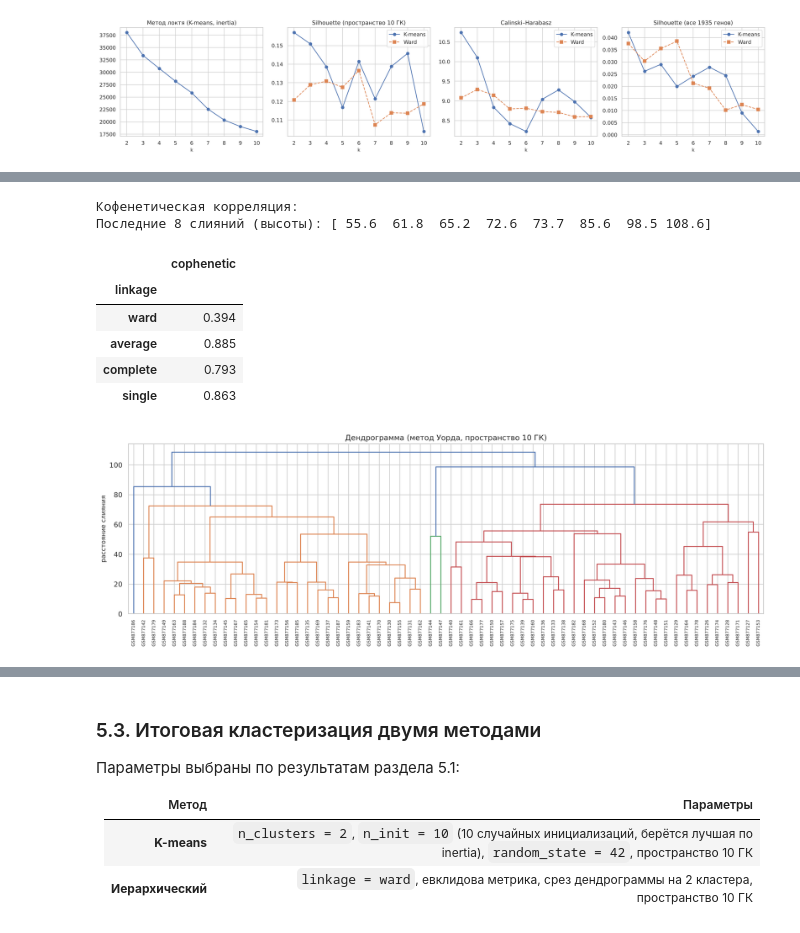
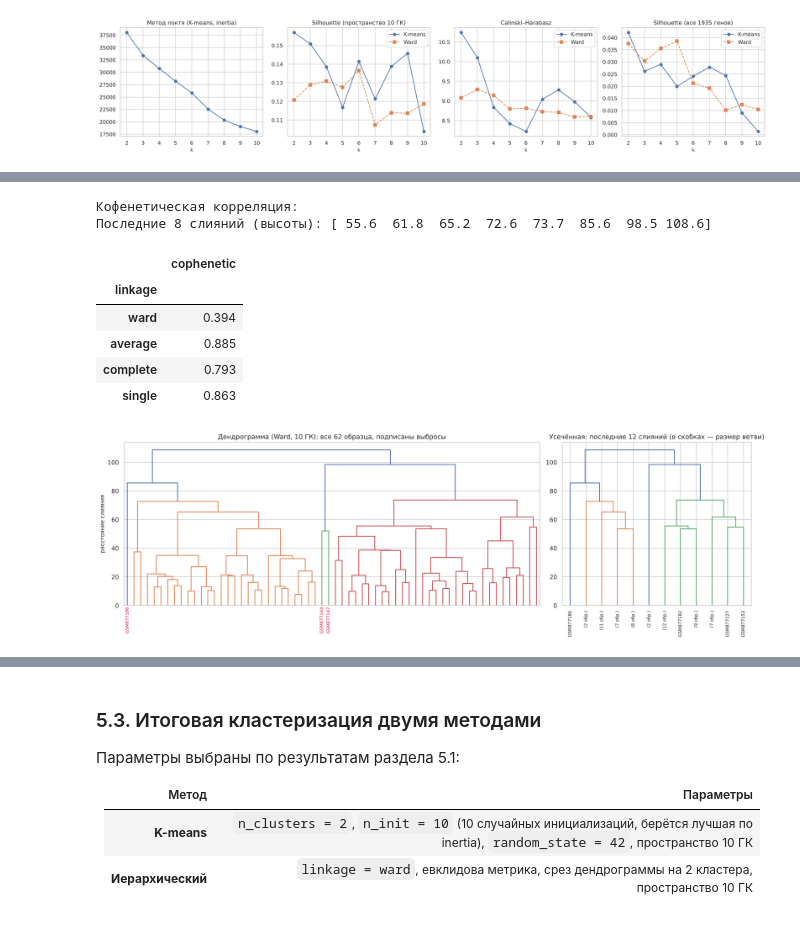
Before and after one commit to Kokunov777/Clustering_laba_3, a Jupyter notebook: lab3_clustering_gene_expression.ipynb, the cells around one changed output, grey strips where cells are left out. Saved outputs shown, nothing was run; the diff lists cells and outputs as text; code cells hidden in the pictures.

```diff
--- a/lab3_clustering_gene_expression.ipynb
+++ b/lab3_clustering_gene_expression.ipynb
@@ -128,7 +128,11 @@ try:
 except ImportError:
     pass   # локальный запуск
 
-PATH = "df_combined.csv" if os.path.exists("df_combined.csv") else "/mnt/user-data/uploads/df_combined.csv"
+PATH = "df_combined.csv"
+if not os.path.exists(PATH):
+    raise FileNotFoundError(
+        f"Файл {PATH} не найден в каталоге {os.getcwd()}. "
+        "В Colab загрузите его через диалог выше (files.upload()) или положите рядом с ноутбуком.")
 df = pd.read_csv(PATH, index_col=0).set_index("ID_REF")
 
 meta_cols = ["Age (in years)", "Dukes Stage", "Gender", "Location",
@@ -615,30 +635,42 @@ print("Лучший k по silhouette: K-means =", ev.sil_km.idxmax(), "| Ward =
 # %%
 rows = []
 for m_ in ["ward", "average", "complete", "single"]:
     Lm = linkage(Z, m_)
     rows.append((m_, cophenet(Lm, pdist(Z))[0]))
 print("Кофенетическая корреляция:")
 display(pd.DataFrame(rows, columns=["linkage", "cophenetic"]).set_index("linkage").round(3))
 
 L = linkage(Z, "ward")
-plt.figure(figsize=(15, 5))
-dendrogram(L, labels=X.index.tolist(), leaf_rotation=90, leaf_font_size=7, color_threshold=0.7 * L[-1, 2])
-plt.title("Дендрограмма (метод Уорда, пространство 10 ГК)")
-plt.ylabel("расстояние слияния")
-plt.tight_layout()
+outlier_ids = ["GSM877186", "GSM877144", "GSM877147"]
+
+
+fig, axes = plt.subplots(1, 2, figsize=(17, 5.5), gridspec_kw={"width_ratios": [2.2, 1]})
+d = dendrogram(L, no_labels=True, color_threshold=0.7 * L[-1, 2], ax=axes[0])
+for pos, leaf in enumerate(d["leaves"]):
+    if X.index[leaf] in outlier_ids:
+        axes[0].annotate(X.index[leaf], (5 + 10 * pos, 0), xytext=(0, -3), textcoords="offset points",
+                         rotation=90, ha="center", va="top", fontsize=8, color="crimson")
+axes[0].set_title("Дендрограмма (Ward, 10 ГК): все 62 образца, подписаны выбросы")
+axes[0].set_ylabel("расстояние слияния")
+n_obj = len(X)
+dendrogram(L, truncate_mode="lastp", p=12, leaf_rotation=90, leaf_font_size=8, color_threshold=0.7 * L[-1, 2],
+           leaf_label_func=lambda i: X.index[i] if i < n_obj else f"({int(L[i - n_obj, 3])} обр.)", ax=axes[1])
+axes[1].set_title("Усечённая: последние 12 слияний (в скобках — размер ветви)")
+axes[1].set_xlabel("")
+fig.tight_layout()
 save_fig("10_dendrogram")
 plt.show()
 print("Последние 8 слияний (высоты):", np.round(L[-8:, 2], 1))
 # %% [output]
 Кофенетическая корреляция:
 Последние 8 слияний (высоты): [ 55.6  61.8  65.2  72.6  73.7  85.6  98.5 108.6]
 |  | cophenetic |
 | linkage |  |
 | ward | 0.394 |
 | average | 0.885 |
 | complete | 0.793 |
 | single | 0.863 |
-[figure, old version]
+[figure, new version]
 # %% [markdown]
 
 **Анализ дендрограммы.**
```
Also changed, not shown: parts of 35 cells of this notebook.
